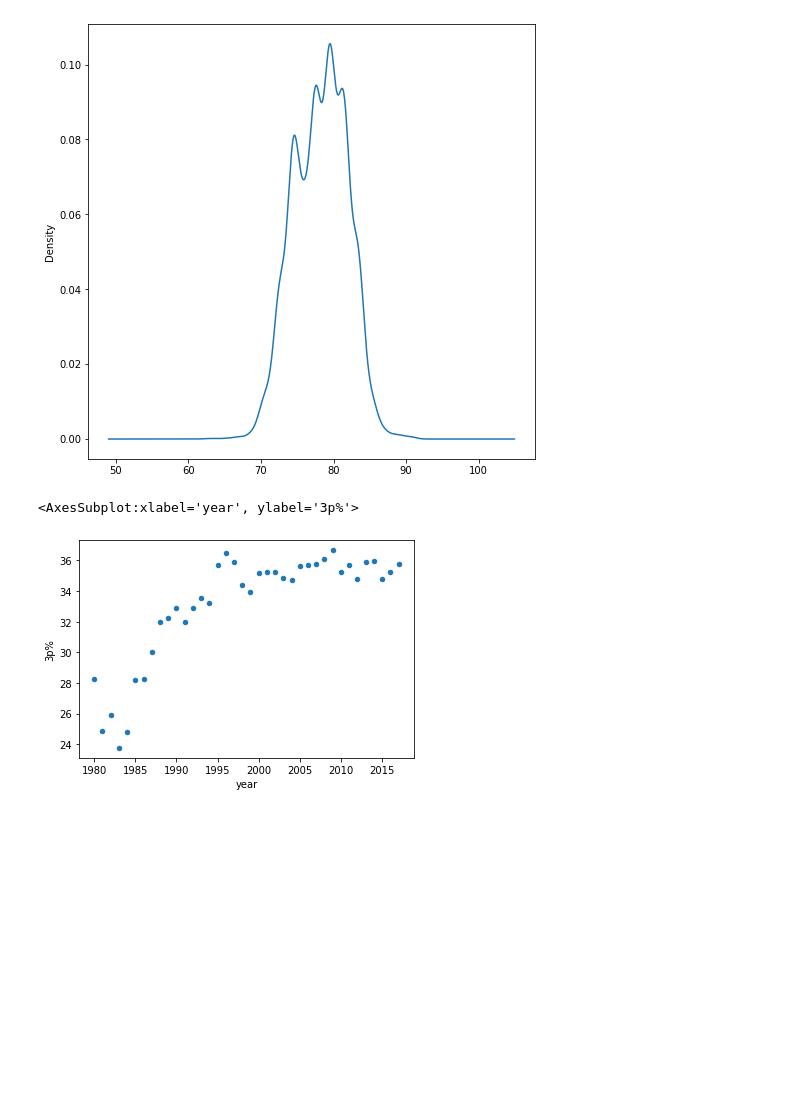
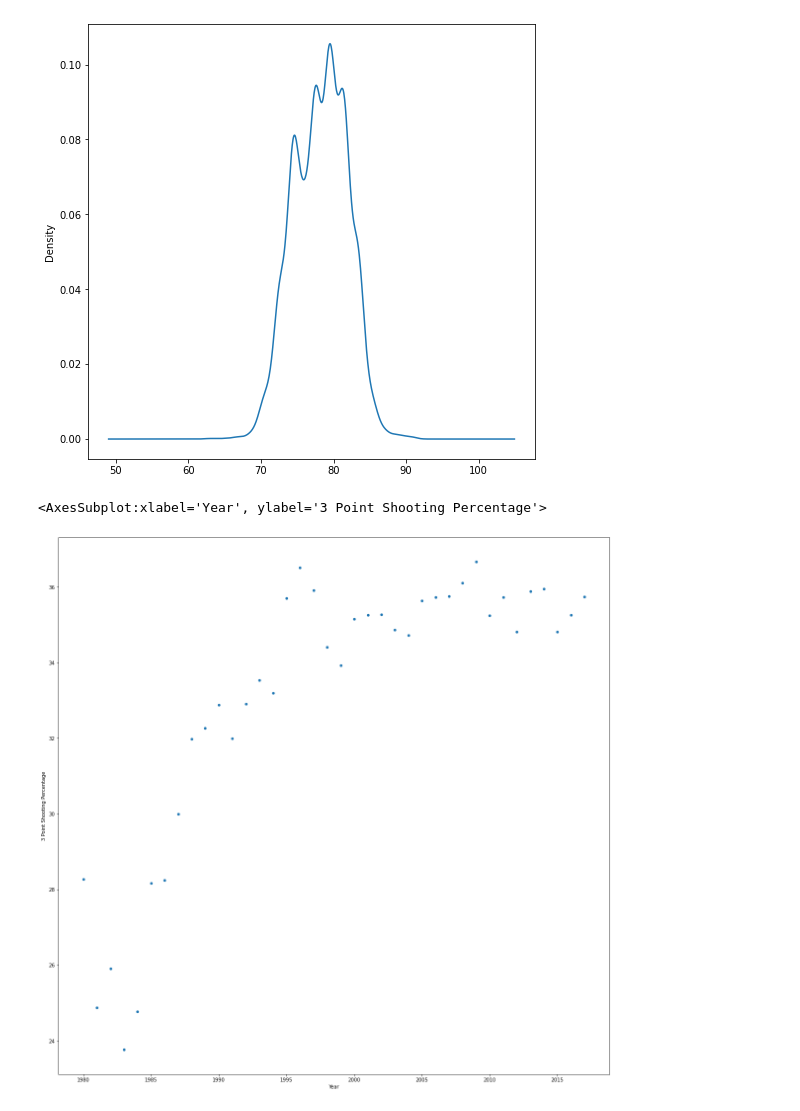
Before and after one commit to eliskol/machine-learning, a Jupyter notebook: analysis/analysis.ipynb, the cells around one changed output. Drawn from its saved outputs; the diff is of its cells as text; code cells hidden in the pictures; blank space fills up the shorter version.

```diff
--- a/analysis/analysis.ipynb
+++ b/analysis/analysis.ipynb
@@ -25,25 +25,25 @@ players["height"].plot(kind="density",
 # %%
 player_season_data = pd.read_csv('./more-data/Seasons_Stats.csv')
 # player_season_data['height'] *= 0.393700787
 
 all_years = player_season_data['Year'].unique()
 years = [float(year) for year in all_years]
 
 yearly_3p_percent = []
 
 for year in all_years:
     avg_3p_percent = 100 * player_season_data[player_season_data['Year'] == year]['3P'].mean() / player_season_data[player_season_data['Year'] == year]['3PA'].mean()
     yearly_3p_percent.append(avg_3p_percent)
 
-yearly_3p = pd.DataFrame({'year': years,
+yearly_3p = pd.DataFrame({'year': all_years,
                             '3p%': yearly_3p_percent})
 
 yearly_3p.plot(kind='scatter',
                 x='year',
-                y='3p%')
-# eligible_3point_percentage.plot(kind='scatter',
-#                         x='Year',
-#                         y='3P%')
+                y='3p%',
+                xlabel='Year',
+                ylabel="3 Point Shooting Percentage",
+                figsize=(20, 20))
 # %% [output]
-<AxesSubplot:xlabel='year', ylabel='3p%'>
+<AxesSubplot:xlabel='Year', ylabel='3 Point Shooting Percentage'>
-[figure, old version]
+[figure, new version]
```
